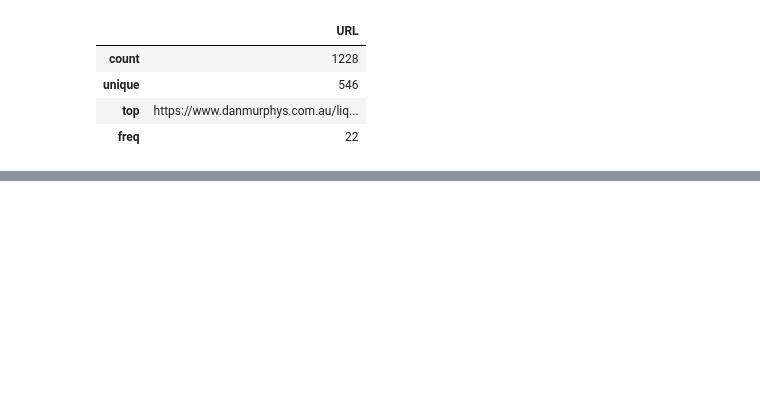
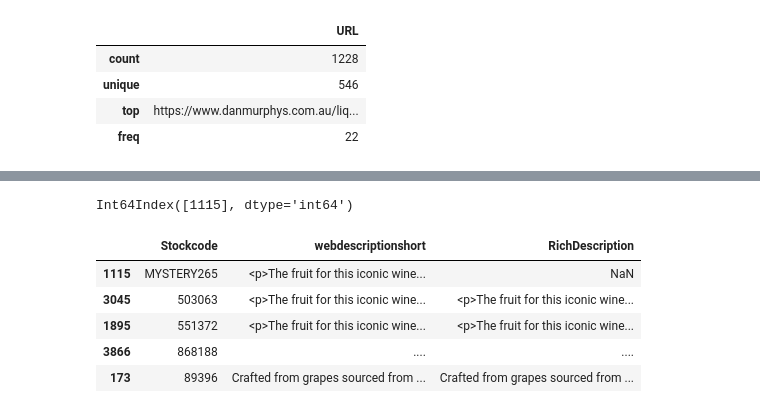
Before and after one commit to paneadie/dans, a Jupyter notebook: Dans4.ipynb, the cells around one changed output, grey strips where cells are left out. Cells and saved outputs as stored; diff of their text form; code cells hidden in the pictures; blank space fills up the shorter version.

Commit message:
Working python also descriptions POC working.

```diff
--- a/Dans4.ipynb
+++ b/Dans4.ipynb
@@ -530,0 +496,25 @@ pd.DataFrame(Y_test).to_csv("Myst_NB.CSV")Ansd t
+# %%
+# Fit Weights for both
+tfidf_weights_web = web_tfidf_vectorizer.fit_transform(kept['webdescriptionshort'].values.astype('U'))
+tfidf_weights_rich = rich_tfidf_vectorizer.fit_transform(kept['RichDescription'].values.astype('U'))
+# %%
+# Get feature names for Abstract and Title models
+tfidf_features_web = web_tfidf_vectorizer.get_feature_names()
+tfidf_features_rich = rich_tfidf_vectorizer.get_feature_names()
+# %%
+# Build model to return 5 closest neighbors
+from sklearn.neighbors import NearestNeighbors
+
+# Create the k-NN model using k=5
+nn_web = NearestNeighbors(n_neighbors=5, algorithm='auto')
+nn_rich = NearestNeighbors(n_neighbors=5, algorithm='auto')
+
+# Fit the models to the TF-IDF weights matrix
+nn_fitted_web = nn_web.fit(tfidf_weights_web)
+nn_fitted_rich = nn_rich.fit(tfidf_weights_rich)
+# %%
+def find_nearest_papers(row, kNNmodel, tfidf_weights, tfidf_features, papers):
+    #keywords = get_top_features(row, tfidf_weights, tfidf_features)
+    dist,idx = kNNmodel.kneighbors(tfidf_weights[row,:])
+    idx = list(idx[0])
+    return {'Wines':kept.iloc[idx]}
@@ -530,0 +526,4 @@ pd.DataFrame(Y_test).to_csv("Myst_NB.CSV")Ansd t
+# %%
+kept.index[kept['Stockcode'] == 'MYSTERY265']
+# %% [output]
+Int64Index([1115], dtype='int64')
@@ -530,0 +532,10 @@ pd.DataFrame(Y_test).to_csv("Myst_NB.CSV")Ansd t
+# %%
+#find_nearest_papers(1, nn_fitted_abs, tfidf_weights_abs, tfidf_features_abs, papers)['papers']
+find_nearest_papers(1115, nn_fitted_web, tfidf_weights_web, tfidf_features_web, kept)['Wines']
+# %% [output]
+|  | Stockcode | webdescriptionshort | RichDescription |
+| 1115 | MYSTERY265 | <p>The fruit for this iconic wine... | NaN |
+| 3045 | 503063 | <p>The fruit for this iconic wine... | <p>The fruit for this iconic wine... |
+| 1895 | 551372 | <p>The fruit for this iconic wine... | <p>The fruit for this iconic wine... |
+| 3866 | 868188 | .... | .... |
+| 173 | 89396 | Crafted from grapes sourced from ... | Crafted from grapes sourced from ... |
```
Also changed, not shown: parts of 50 cells of this notebook, 2 other files.
